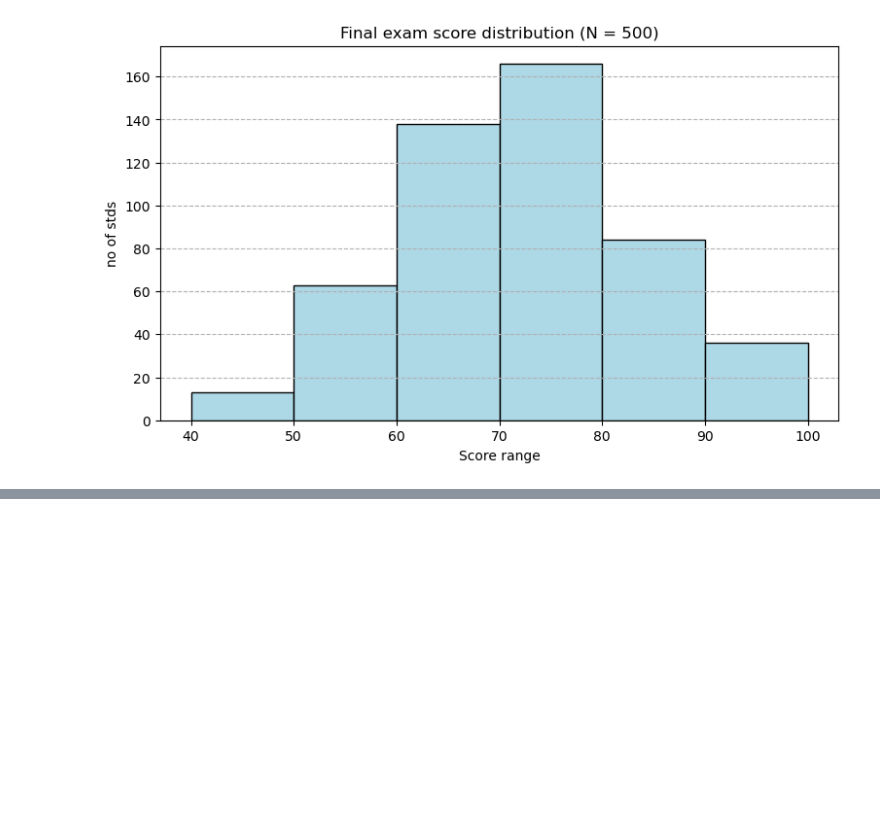
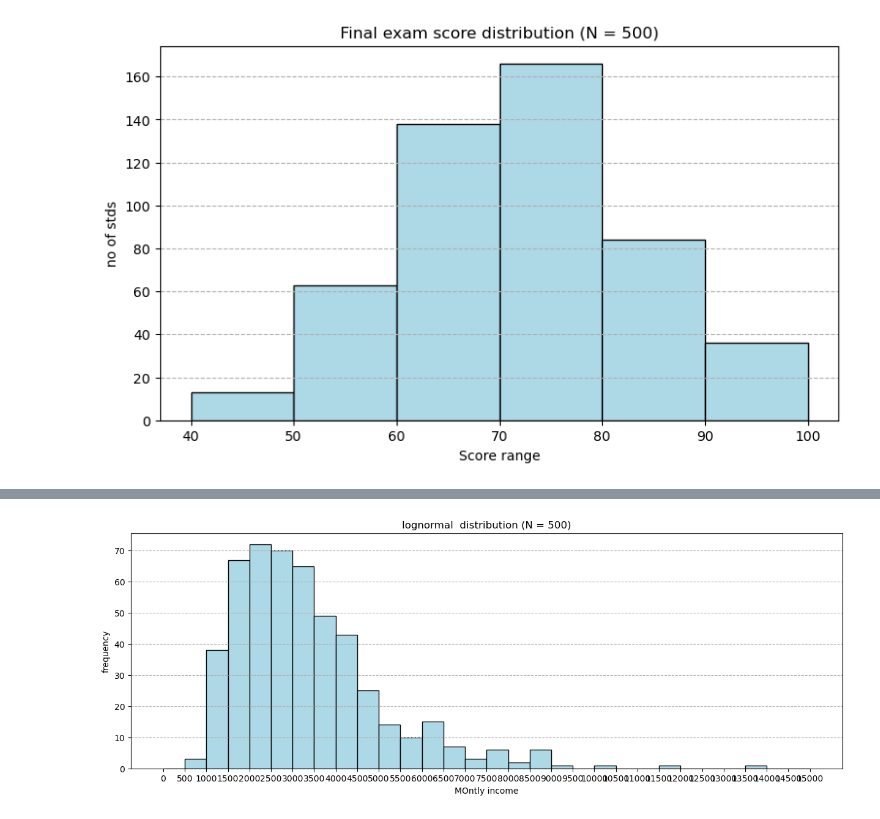
Before and after one commit to aayushma013/DataScience, a Jupyter notebook: visualizaton.ipynb, the cells around one changed output, grey strips where cells are left out. Cells and saved outputs as stored; diff of their text form; code cells hidden in the pictures; blank space fills up the shorter version.

Commit message:
data visualization

```diff
--- a/visualizaton.ipynb
+++ b/visualizaton.ipynb
@@ -180,0 +203,22 @@ plt.show()
+# %%
+import numpy as np
+
+# generate 500 random std marks (normally distributed around 72)
+
+np.random.seed(42)
+income= np.random.lognormal(mean =8, sigma=0.5, size = 500)
+
+# define 10-point bin boundaries ;[40,50,60,70,80,90,100]
+bin_edges = np.linspace(0,15000,31)
+
+plt.figure(figsize=(15,5))
+
+plt.hist(income, bins = bin_edges, color = 'lightblue', edgecolor='black')
+plt.title('lognormal  distribution (N = 500)')
+plt.xlabel('MOntly income')
+plt.ylabel('frequency')
+plt.xticks(bin_edges)
+plt.grid(axis = 'y',linestyle = '--')
+plt.show()
+# %% [output]
+[figure, added]
```
Also changed, not shown: parts of 13 cells of this notebook.
